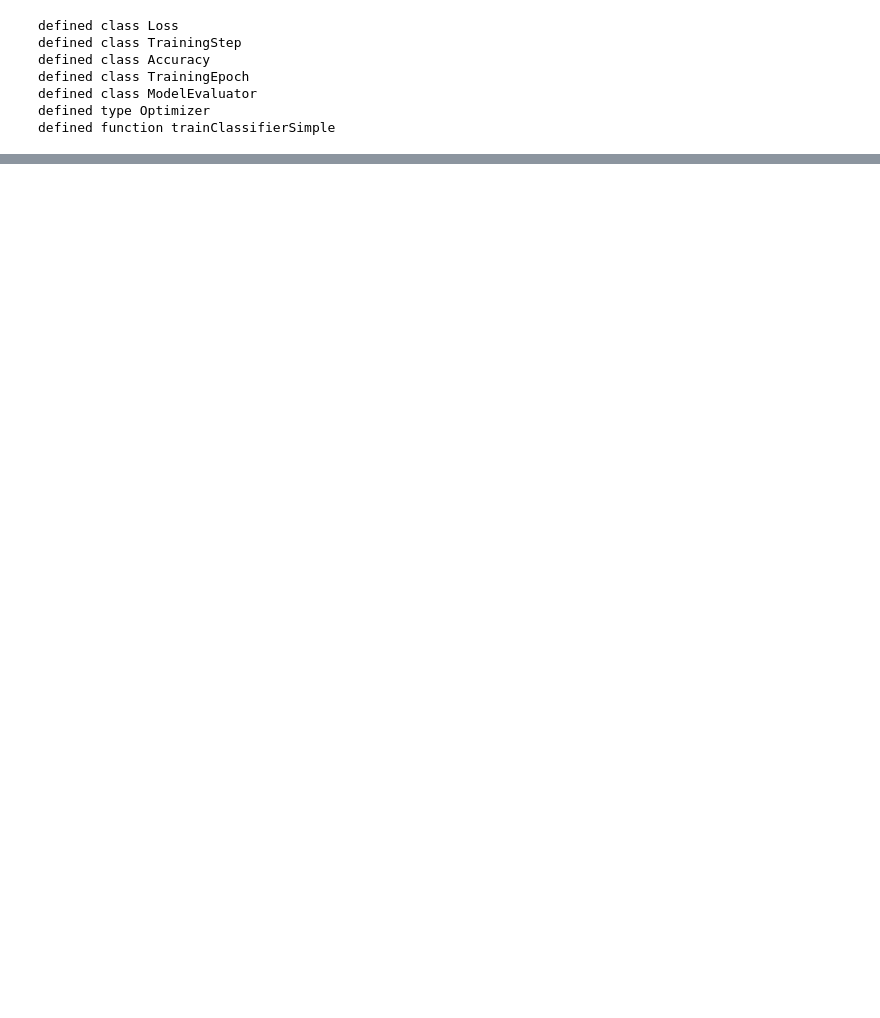
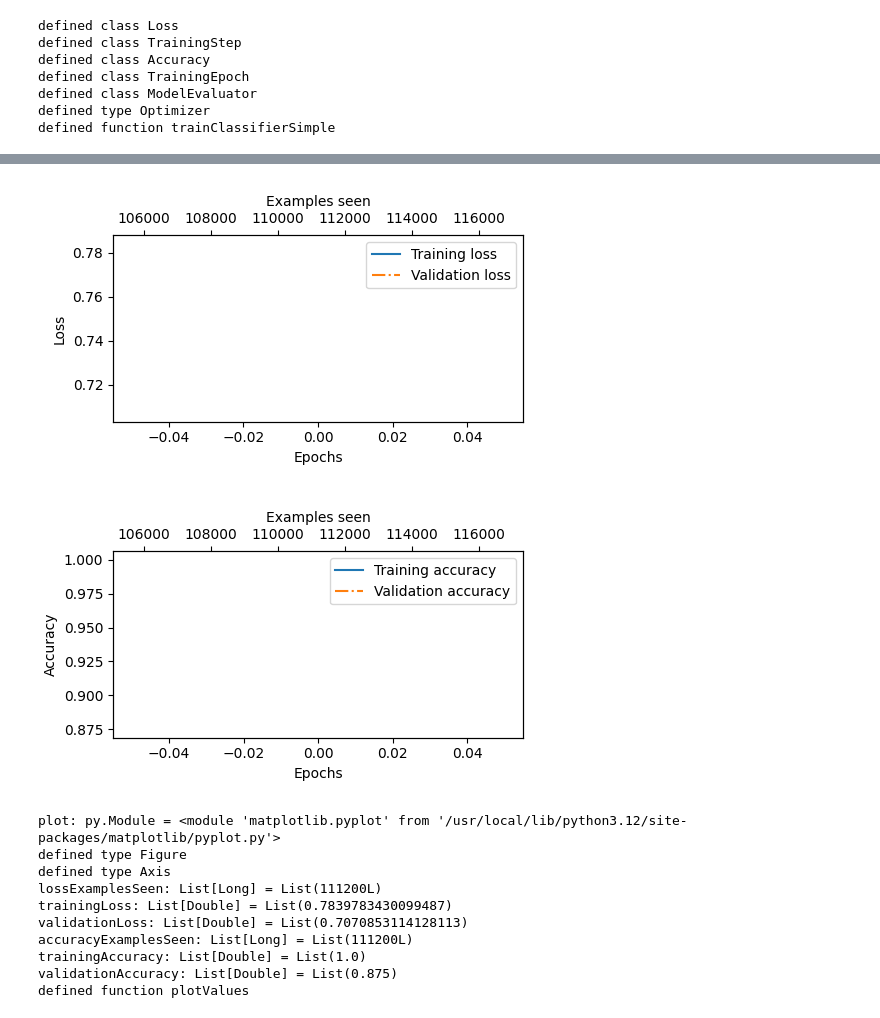
Before and after one commit to AvaPL/ScalaLLM, a Jupyter notebook: workspace/chapter6/chapter6.ipynb, the cells around one changed output, grey strips where cells are left out. Drawn from its saved outputs; the diff is of its cells as text; code cells hidden in the pictures; blank space fills up the shorter version.

```diff
--- a/workspace/chapter6/chapter6.ipynb
+++ b/workspace/chapter6/chapter6.ipynb
@@ -1286,0 +1311,50 @@ trainingEpochs: List[TrainingEpoch] = List(
+# %%
+val plot = py.module("matplotlib.pyplot")
+
+type Figure = py.Dynamic
+type Axis = py.Dynamic
+
+val (lossExamplesSeen, trainingLoss, validationLoss) = trainingEpochs.flatMap(_.trainingSteps).map {
+  case TrainingStep(Loss(trainingLoss, validationLoss), examplesSeen) => (examplesSeen, trainingLoss, validationLoss)
+}.unzip3
+
+val (accuracyExamplesSeen, trainingAccuracy, validationAccuracy) = trainingEpochs.map {
+  case TrainingEpoch(trainingSteps, Accuracy(trainingAccuracy, validationAccuracy)) =>
+    (trainingSteps.last.examplesSeen, trainingAccuracy, validationAccuracy)
+}.unzip3
+
+def plotValues(examplesSeen: List[Long], trainingValues: List[Double], validationValues: List[Double], label: String) =
+  try {
+    val epochs = torch.linspace(0, trainingEpochs.length, examplesSeen.length)
+    val (figure, axis1) = plot.subplots(figsize = (5, 3)).as[(Figure, Axis)]
+    axis1.plot(epochs, trainingValues.toPythonProxy, label = s"Training $label")
+    axis1.plot(epochs, validationValues.toPythonProxy, linestyle = "-.", label = s"Validation $label")
+    axis1.set_xlabel("Epochs")
+    axis1.set_ylabel(label.capitalize)
+    axis1.legend()
+    val axis2 = axis1.twiny()
+    axis2.plot(examplesSeen.toPythonProxy, trainingValues.toPythonProxy, alpha = 0)
+    axis2.set_xlabel("Examples seen")
+    figure.tight_layout()
+    DisplaySupport.showPlot(plot)
+  } catch {
+    case e: py.PythonException =>
+      println("(!) If the exception below says 'Numpy is not available', restart the Jupyter kernel. It's an issue with Matplotlib in Jupyter.\n")
+      throw e
+  }
+
+plotValues(lossExamplesSeen, trainingLoss, validationLoss, label = "loss")
+plotValues(accuracyExamplesSeen, trainingAccuracy, validationAccuracy, label = "accuracy")
+# %% [output]
+[figure, added]
+[figure, added]
+plot: py.Module = <module 'matplotlib.pyplot' from '/usr/local/lib/python3.12/site-packages/matplotlib/pyplot.py'>
+defined type Figure
+defined type Axis
+lossExamplesSeen: List[Long] = List(111200L)
+trainingLoss: List[Double] = List(0.7839783430099487)
+validationLoss: List[Double] = List(0.7070853114128113)
+accuracyExamplesSeen: List[Long] = List(111200L)
+trainingAccuracy: List[Double] = List(1.0)
+validationAccuracy: List[Double] = List(0.875)
+defined function plotValues
```
Also changed, not shown: parts of 14 cells of this notebook, 1 other file.
